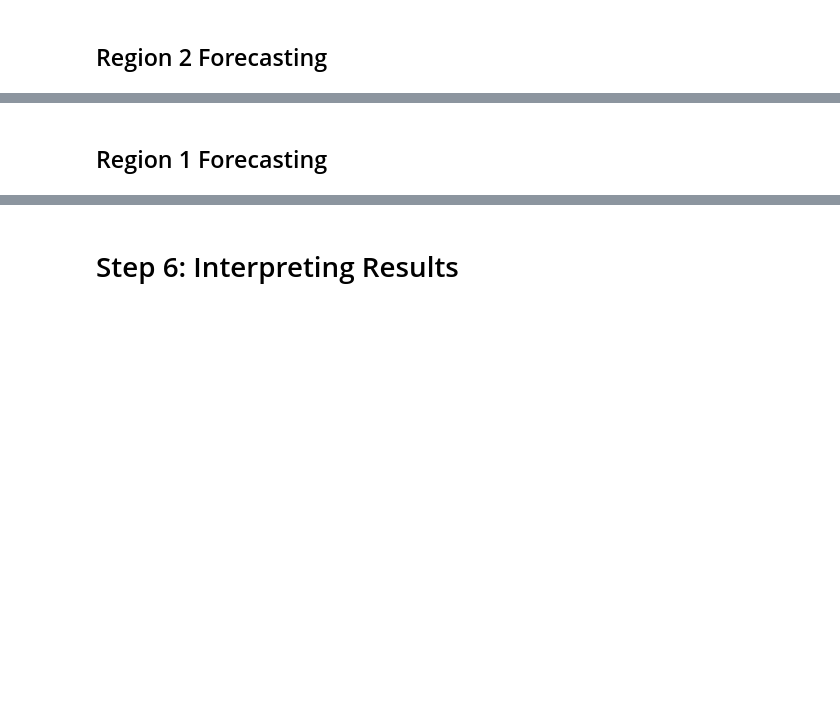
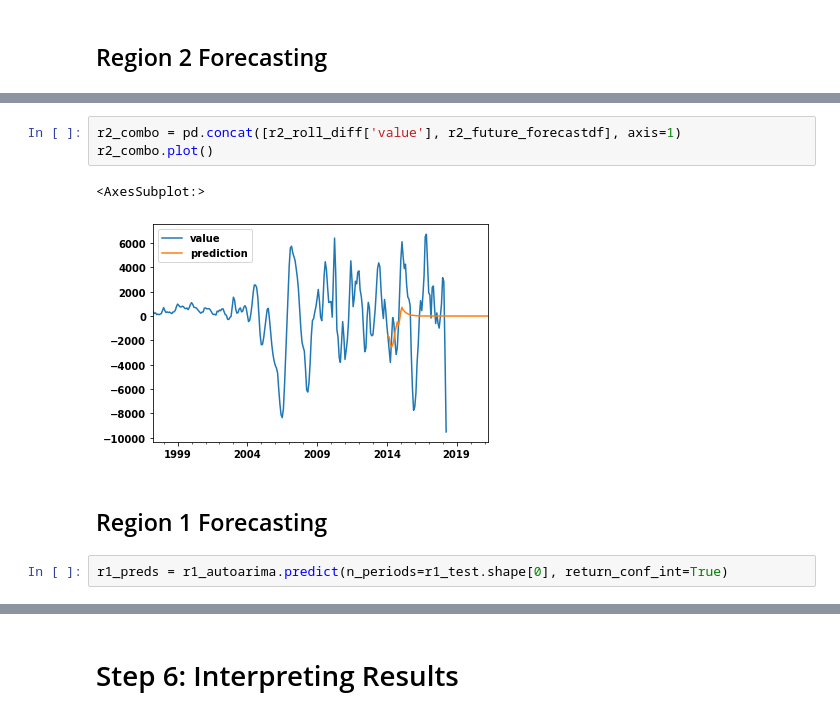
Before and after one commit to yehcolum/ZillowTimeSeries, a Jupyter notebook: time-series/Zillow Data Time Series Analysis.ipynb, the cells around one changed output, grey strips where cells are left out. Saved outputs shown, nothing was run; the diff lists cells and outputs as text; blank space fills up the shorter version.

```diff
--- a/time-series/Zillow Data Time Series Analysis.ipynb
+++ b/time-series/Zillow Data Time Series Analysis.ipynb
@@ -1474,2 +1522,10 @@ plt.fill_between(r3_forecast_range,
+# %%
+r2_combo = pd.concat([r2_roll_diff['value'], r2_future_forecastdf], axis=1)
+r2_combo.plot()
+# %% [output]
+<AxesSubplot:>
+[figure, added]
 # %% [markdown]
 ## Region 1 Forecasting
+# %%
+r1_preds = r1_autoarima.predict(n_periods=r1_test.shape[0], return_conf_int=True)
```
Also changed, not shown: parts of 29 cells of this notebook.
